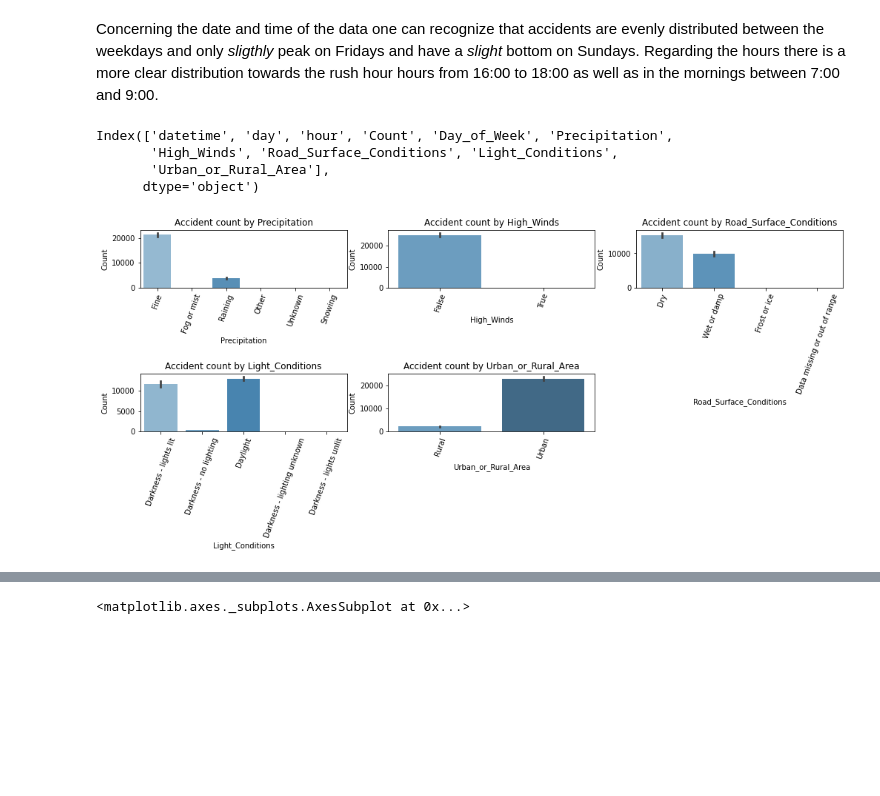
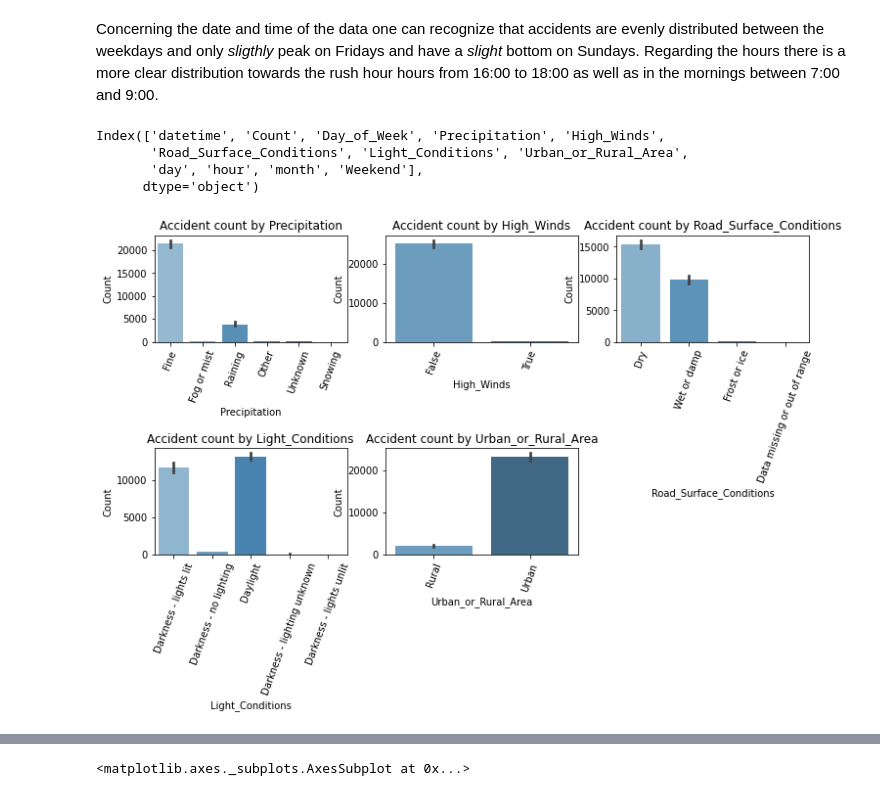
Before and after one commit to vincm1/UK_accidents, a Jupyter notebook: Final_assignment_Big_Data_for_Decision_Making_(2021_22_BNK432_NO02_A).ipynb, the cells around one changed output, grey strips where cells are left out. Cells and saved outputs as stored; diff of their text form; code cells hidden in the pictures; blank space fills up the shorter version.

```diff
--- a/Final_assignment_Big_Data_for_Decision_Making_(2021_22_BNK432_NO02_A).ipynb
+++ b/Final_assignment_Big_Data_for_Decision_Making_(2021_22_BNK432_NO02_A).ipynb
@@ -75,6 +75,8 @@ df["day"] = df["datetime"].dt.date
 df["day"] = pd.to_datetime(df["day"])
 # %%
 df["hour"] = df["datetime"].dt.hour
-# %%
-df = df[['datetime', 'day', 'hour', 'Count', 'Day_of_Week', 'Precipitation', 'High_Winds',
-       'Road_Surface_Conditions', 'Light_Conditions', 'Urban_or_Rural_Area']]
+# %%
+df["month"] = df["datetime"].dt.month_name()
+# %%
+df.loc[(df['Day_of_Week'] == 'Saturday') | (df['Day_of_Week'] == 'Sunday'), 'Weekend'] = 'Weekend'
+df.loc[(df['Day_of_Week'] != 'Saturday') & (df['Day_of_Week'] != 'Sunday'), 'Weekend'] = 'Weekday'
@@ -81,5 +92,5 @@ df = df[['datetime', 'day', 'hour', 'Count', 'Day_of_Week', 'Precipitation', 'Hi
 # %%
-cat_names = ['Day_of_Week', 'Precipitation', 'High_Winds',
+cat_names = ['Day_of_Week', 'Weekend','Precipitation', 'High_Winds',
        'Road_Surface_Conditions', 'Light_Conditions', 'Urban_or_Rural_Area']
 print("Unique count of categorical features:")
 for i in cat_names:
@@ -202,26 +224,26 @@ Regarding the hours there is a more clear distribution towards the rush hour hou
 # %%
 test_set.columns
 # %% [output]
-Index(['datetime', 'day', 'hour', 'Count', 'Day_of_Week', 'Precipitation',
-       'High_Winds', 'Road_Surface_Conditions', 'Light_Conditions',
-       'Urban_or_Rural_Area'],
+Index(['datetime', 'Count', 'Day_of_Week', 'Precipitation', 'High_Winds',
+       'Road_Surface_Conditions', 'Light_Conditions', 'Urban_or_Rural_Area',
+       'day', 'hour', 'month', 'Weekend'],
       dtype='object')
 # %%
 c = 1
 
-fig = plt.figure(figsize=(17,5))
+fig = plt.figure(figsize=(12,6))
 
 for i in df[['Precipitation',
        'High_Winds', 'Road_Surface_Conditions', 'Light_Conditions',
        'Urban_or_Rural_Area']]:
     plt.subplot(2, 3, c)
-    plt.subplots_adjust(hspace=1.5)
+    plt.subplots_adjust(hspace=1)
     plt.title(f'Accident count by {i}')
     plt.xlabel(i)
     plt.xticks(rotation=70)
     sns.barplot(x=i,y="Count",data=test_set,estimator=sum, palette="Blues_d")
     c = c + 1
 
 plt.show()
 # %% [output]
-[figure, old version]
+[figure, new version]
```
Also changed, not shown: parts of 8 cells of this notebook.
